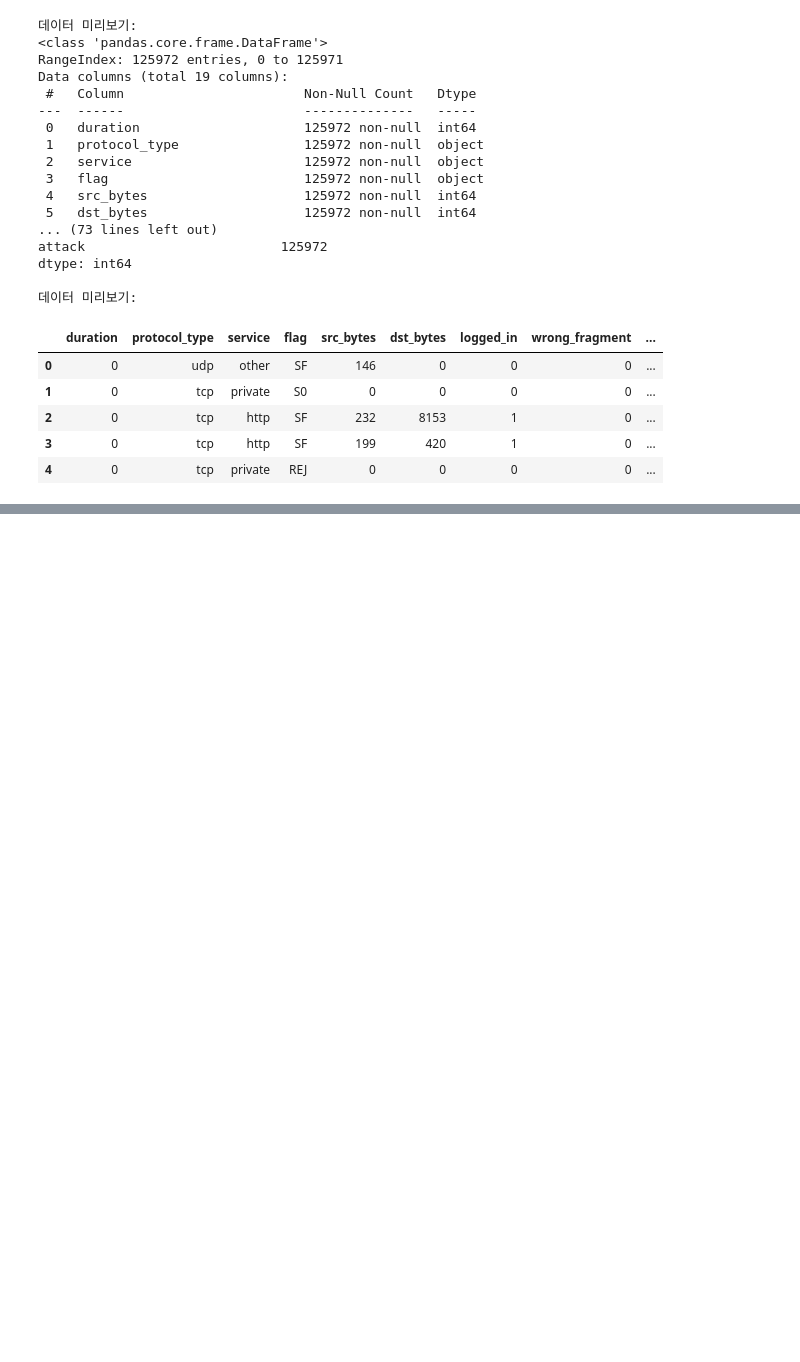
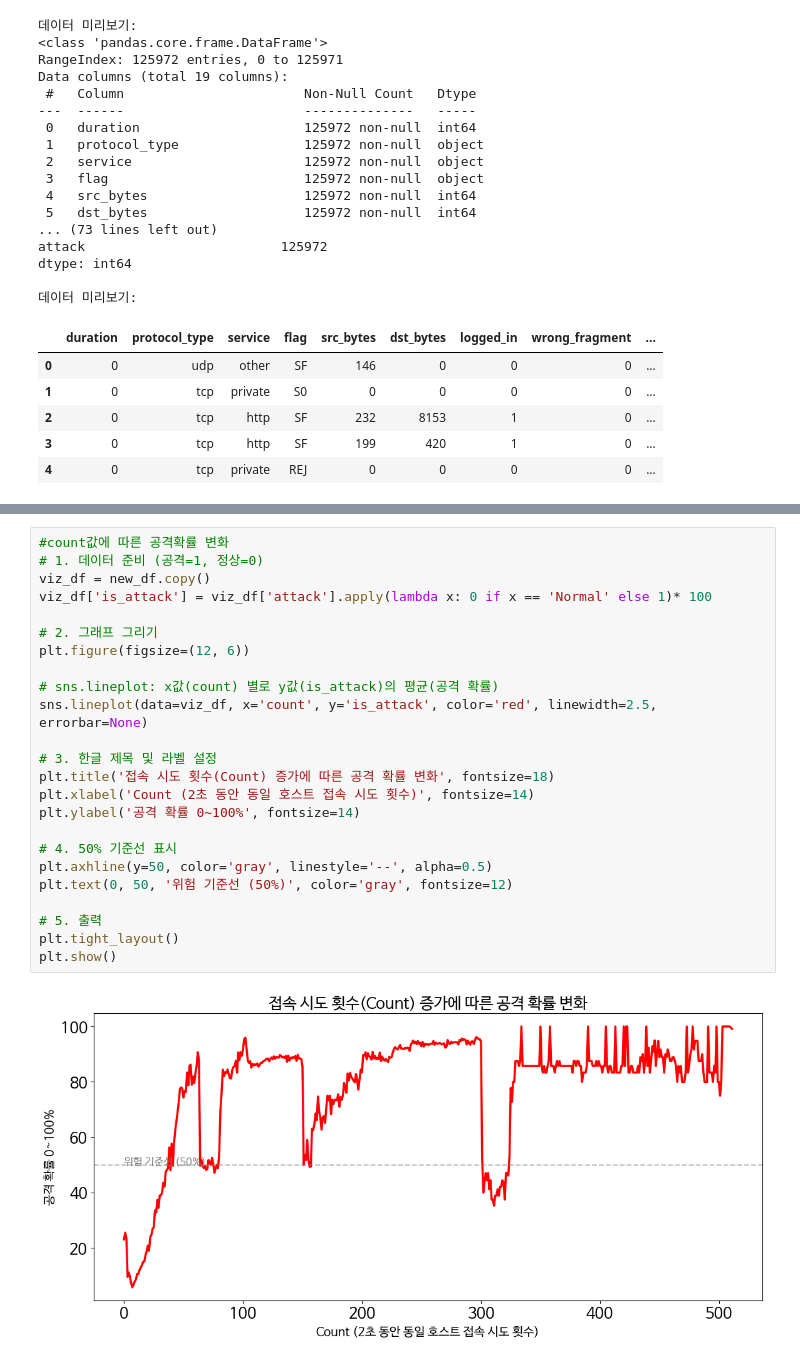
Before and after one commit to Parkgeunryeong/BigDataProject2025, a Jupyter notebook: bigdatapro.ipynb, the cells around one changed output, grey strips where cells are left out. Saved outputs shown, nothing was run; the diff lists cells and outputs as text; blank space fills up the shorter version.

```diff
--- a/bigdatapro.ipynb
+++ b/bigdatapro.ipynb
@@ -313,0 +339,26 @@ plt.show()
+# %%
+#count값에 따른 공격확률 변화
+# 1. 데이터 준비 (공격=1, 정상=0)
+viz_df = new_df.copy()
+viz_df['is_attack'] = viz_df['attack'].apply(lambda x: 0 if x == 'Normal' else 1)* 100
+
+# 2. 그래프 그리기
+plt.figure(figsize=(12, 6))
+
+# sns.lineplot: x값(count) 별로 y값(is_attack)의 평균(공격 확률)
+sns.lineplot(data=viz_df, x='count', y='is_attack', color='red', linewidth=2.5, errorbar=None)
+
+# 3. 한글 제목 및 라벨 설정
+plt.title('접속 시도 횟수(Count) 증가에 따른 공격 확률 변화', fontsize=18)
+plt.xlabel('Count (2초 동안 동일 호스트 접속 시도 횟수)', fontsize=14)
+plt.ylabel('공격 확률 0~100%', fontsize=14)
+
+# 4. 50% 기준선 표시
+plt.axhline(y=50, color='gray', linestyle='--', alpha=0.5)
+plt.text(0, 50, '위험 기준선 (50%)', color='gray', fontsize=12)
+
+# 5. 출력
+plt.tight_layout()
+plt.show()
+# %% [output]
+[figure, added]
```
Also changed, not shown: parts of 12 cells of this notebook.
